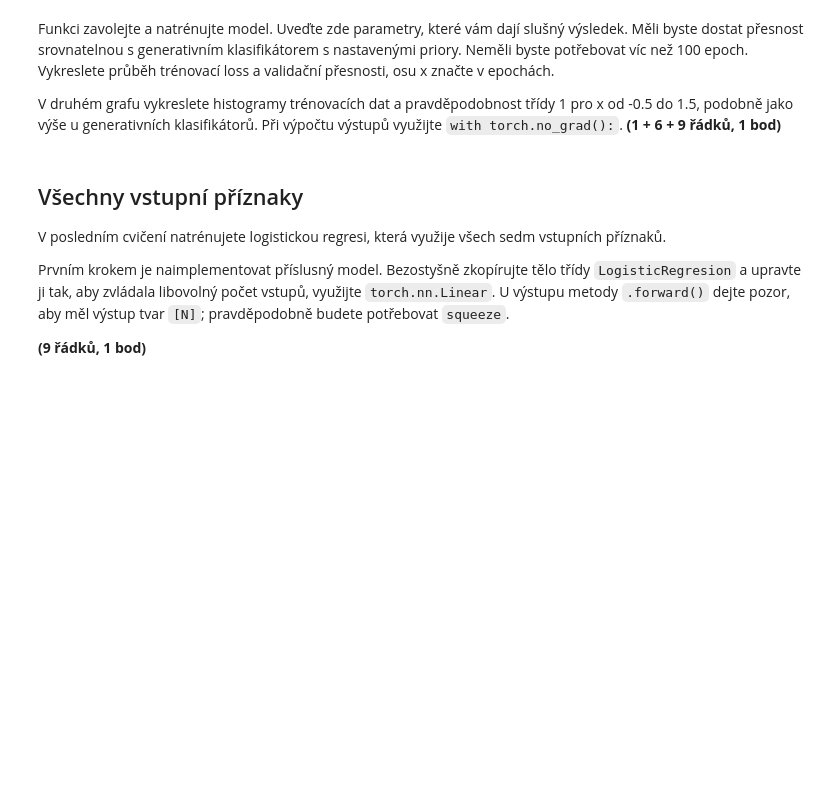
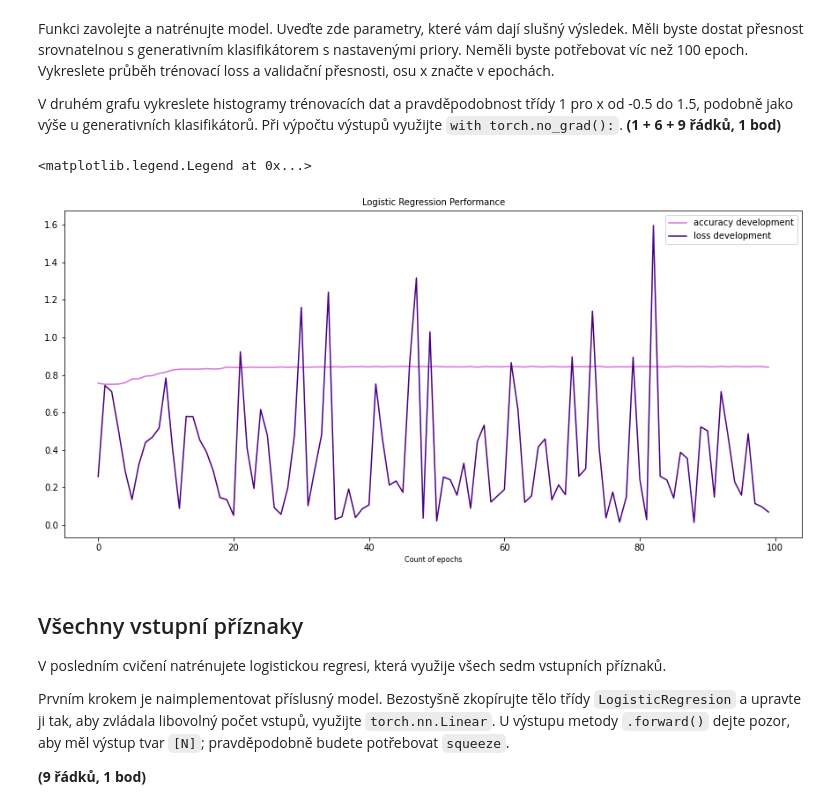
Before and after one commit to kateriska/6.-semestr-FIT, a Jupyter notebook: SUI/du/zadani.ipynb, the cells around one changed output. Cells and saved outputs as stored; diff of their text form; code cells hidden in the pictures; blank space fills up the shorter version.

Commit message:
logistic regression for one foi

```diff
--- a/SUI/du/zadani.ipynb
+++ b/SUI/du/zadani.ipynb
@@ -438,3 +494,14 @@ pass
+# %%
+figure = plt.figure(figsize=(15, 15))
+performance_plot = figure.add_subplot(2,1,1)
+performance_plot.plot(epochs_list, accuracies, color = "orchid", label="accuracy development")
+performance_plot.plot(epochs_list, losses, color = "indigo", label="loss development")
+performance_plot.set_title('Logistic Regression Performance', fontsize=10)
+performance_plot.set_xlabel('Count of epochs', fontsize=8)
+performance_plot.legend(prop={'size': 10})
+# %% [output]
+<matplotlib.legend.Legend at 0x...>
+[figure, added]
 # %% [markdown]
 ## Všechny vstupní příznaky
 V posledním cvičení natrénujete logistickou regresi, která využije všech sedm vstupních příznaků.
```
Also changed, not shown: parts of 4 cells of this notebook.
